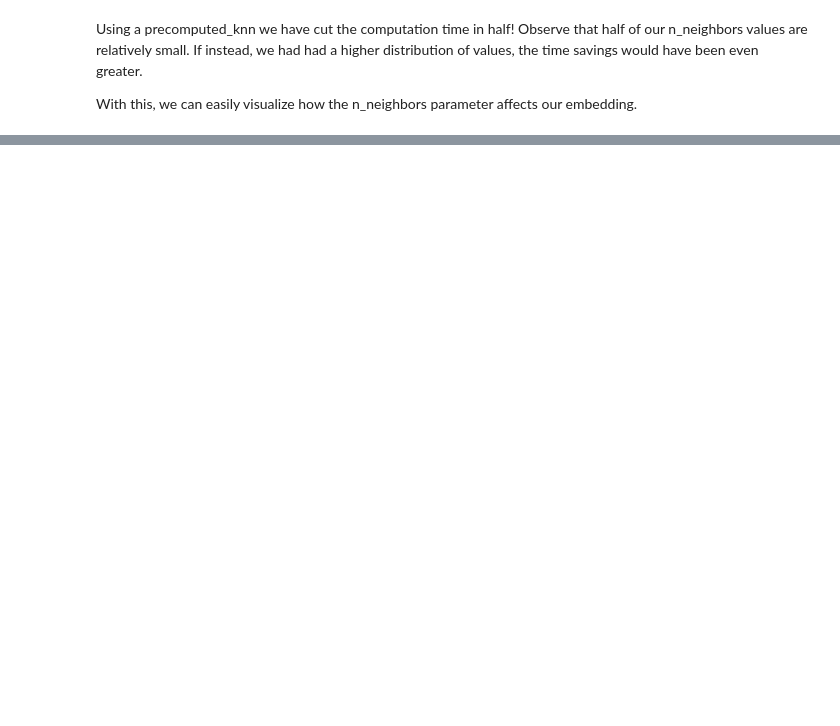
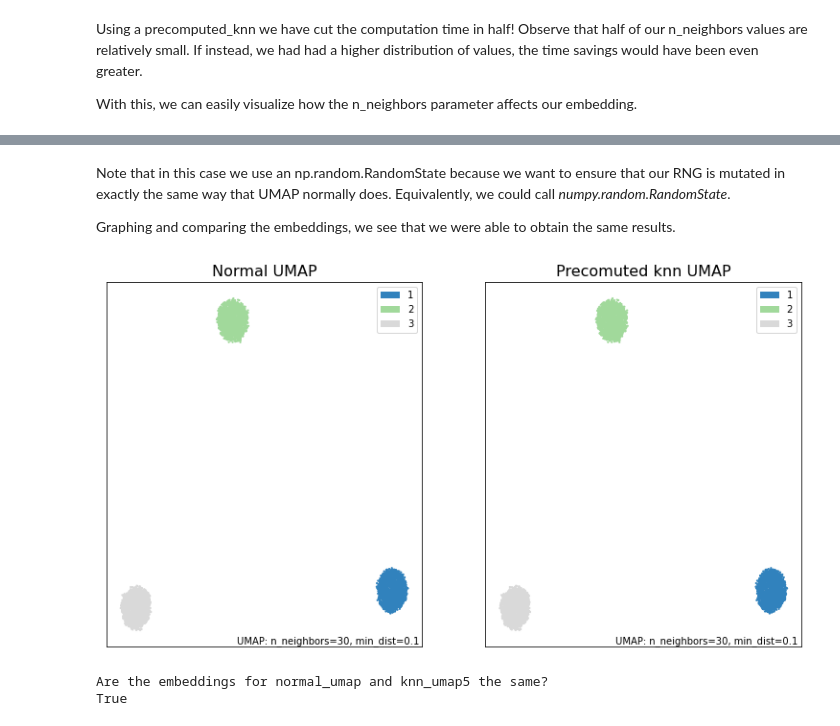
Before and after one commit to lmcinnes/umap, a Jupyter notebook: notebooks/precomputed_knn use cases.ipynb, the cells around one changed output, grey strips where cells are left out. Cells and saved outputs as stored; diff of their text form; code cells hidden in the pictures; blank space fills up the shorter version.

```diff
--- a/notebooks/precomputed_knn use cases.ipynb
+++ b/notebooks/precomputed_knn use cases.ipynb
@@ -300,0 +196,42 @@ Another sitution where precomputed_knn could be beneficial is if you wish to use
+# %%
+from sklearn.utils import check_random_state
+
+# First we run the normal UMAP to compare with
+random_seed3 = 12
+normal_umap = umap.UMAP(n_neighbors=30, random_state=random_seed3).fit(X)
+
+# Now we run precomputed_knn UMAP
+random_state3 = check_random_state(random_seed3)
+# random_state3 = numpy.random.RandomState(random_seed3)
+knn5 = nearest_neighbors(
+                        X,
+                        n_neighbors=30,
+                        metric='euclidean',
+                        metric_kwds=None,
+                        angular=False,
+                        random_state=random_state3,
+                        )
+# This mutated RNG can now be fed into precompute_knn UMAP to obtain
+# the same results as in normal UMAP
+knn_umap5 = umap.UMAP(n_neighbors=30,
+                      precomputed_knn=knn5,
+                      random_state=random_state3,  # <--- This is a RNG
+                     ).fit(X)
+# %% [markdown]
+Note that in this case we use an np.random.RandomState because we want to ensure that our RNG is mutated in exactly the same way that UMAP normally does. Equivalently, we could call *numpy.random.RandomState*.
+
+Graphing and comparing the embeddings, we see that we were able to obtain the same results.
+# %%
+fig, ax = plt.subplots(1, 2, figsize=(13,7))
+umap.plot.points(normal_umap, labels=synthetic_labels, ax=ax[0], theme='green')
+umap.plot.points(knn_umap5, labels=synthetic_labels, ax=ax[1], theme='green')
+ax[0].set_title("Normal UMAP", size=16)
+ax[1].set_title("Precomuted knn UMAP", size=16)
+plt.show()
+
+print("\033[1m"+"Are the embeddings for normal_umap and knn_umap5 the same?\033[0m")
+print((normal_umap.embedding_ == knn_umap5.embedding_).all())
+# %% [output]
+[figure, added]
+Are the embeddings for normal_umap and knn_umap5 the same?
+True
```
Also changed, not shown: parts of 27 cells of this notebook, 1 other file.
